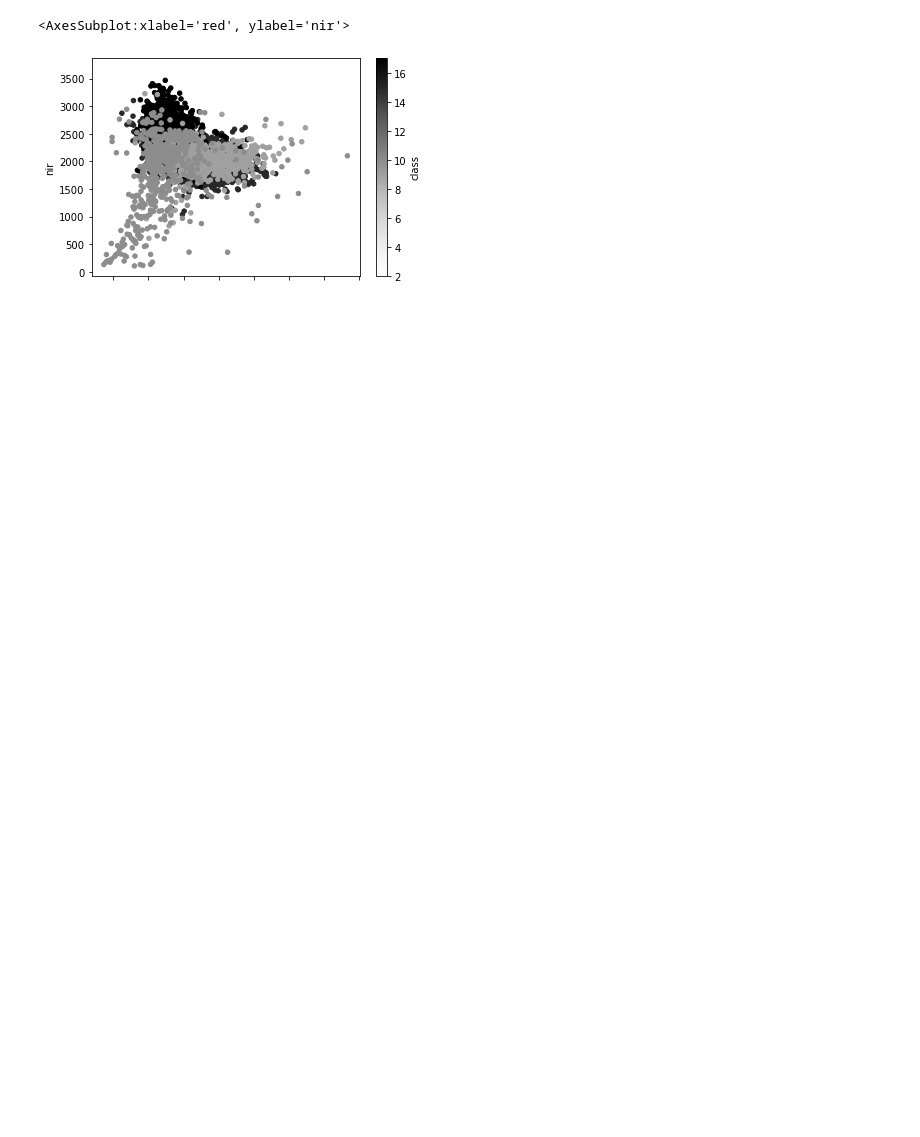
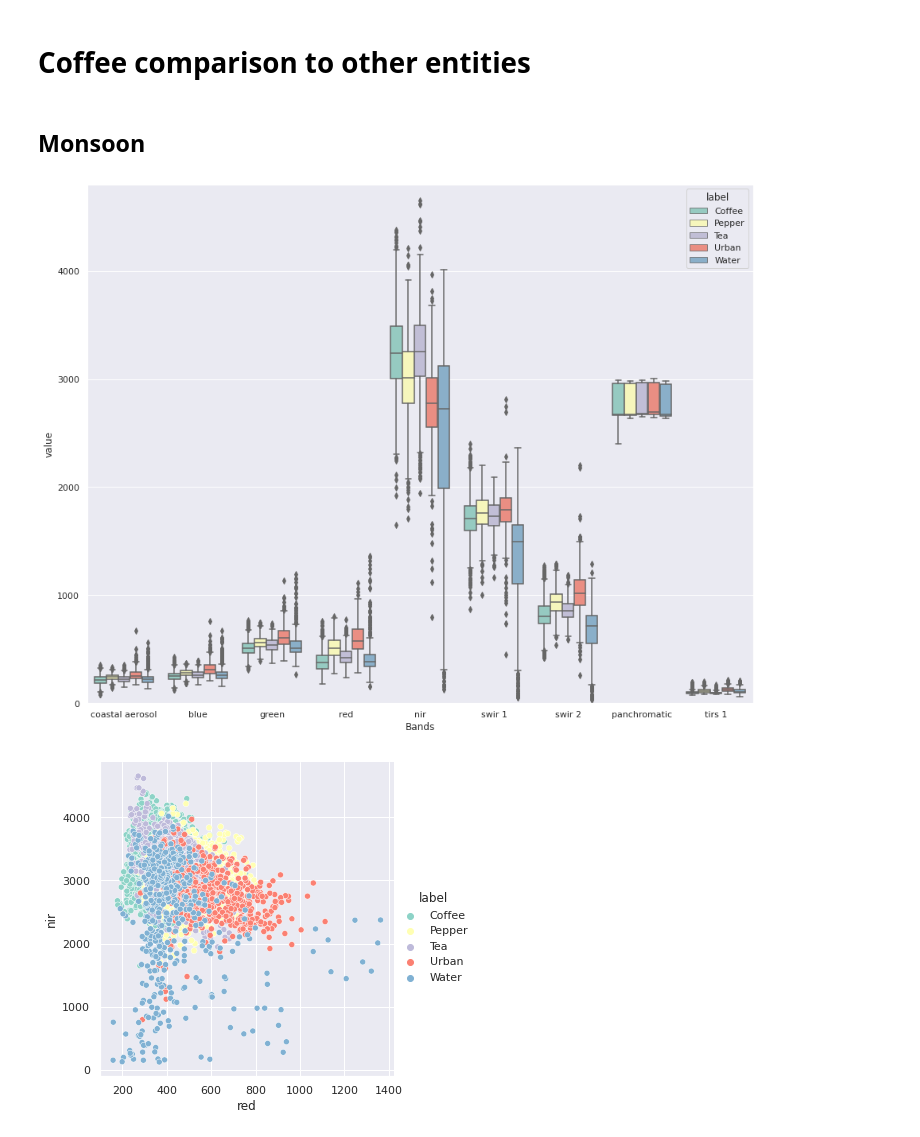
Before and after one commit to SimWalther/vietnam_coffee_detection, a Jupyter notebook: bandsVariability.ipynb, the cells around one changed output. Drawn from its saved outputs; the diff is of its cells as text; code cells hidden in the pictures; blank space fills up the shorter version.

Commit message:
Add some data visualization in notebook, improve download script to have multiple data range and improve merge script

```diff
--- a/bandsVariability.ipynb
+++ b/bandsVariability.ipynb
@@ -143,6 +135,0 @@ write_raster_around_tagged_points(ShapeClass.COFFEE.value)
-# %%
-coffee_values = tagged_points_bands_values(ShapeClass.COFFEE.value)
-pepper_values = tagged_points_bands_values(ShapeClass.PEPPER.value)
-tea_values = tagged_points_bands_values(ShapeClass.TEA.value)
-urban_values = tagged_points_bands_values(ShapeClass.URBAN.value)
-water_values = tagged_points_bands_values(ShapeClass.WATER.value)
@@ -175,5 +136,42 @@ for column in df.columns:
-# %%
-df.plot.scatter(x='red',y='nir', c='class')
-# %% [output]
-<AxesSubplot:xlabel='red', ylabel='nir'>
-[figure, removed]
+# %% [markdown]
+#  Coffee comparison to other entities
+# %%
+def coffee_comparison_to_other_entities(raster_path):
+    # Open raster
+    initial_raster = rasterio.open(raster_path)
+
+    # Get values for each label we are interested in
+    coffee_values = tagged_points_bands_values(ShapeClass.COFFEE.value, initial_raster)
+    pepper_values = tagged_points_bands_values(ShapeClass.PEPPER.value, initial_raster)
+    tea_values = tagged_points_bands_values(ShapeClass.TEA.value, initial_raster)
+    urban_values = tagged_points_bands_values(ShapeClass.URBAN.value, initial_raster)
+    water_values = tagged_points_bands_values(ShapeClass.WATER.value, initial_raster)
+
+    # Create dataframes from those values
+    columns = ['coastal aerosol', 'blue', 'green', 'red', 'nir', 'swir 1', 'swir 2', 'panchromatic', 'tirs 1']
+    coffee_df = pandas.DataFrame(coffee_values, columns=columns).assign(label="Coffee")
+    pepper_df = pandas.DataFrame(pepper_values, columns=columns).assign(label="Pepper")
+    tea_df = pandas.DataFrame(tea_values, columns=columns).assign(label="Tea")
+    urban_df = pandas.DataFrame(urban_values, columns=columns).assign(label="Urban")
+    water_df = pandas.DataFrame(water_values, columns=columns).assign(label="Water")
+
+    # Concatenate all those dataframe into one
+    concat_df = pandas.concat([coffee_df, pepper_df, tea_df, urban_df, water_df])
+
+    # Draw boxplot
+    df = pandas.melt(concat_df, id_vars=['label'], var_name=['Bands'])
+    boxplot = sns.boxplot(x="Bands", y="value", hue="label", data=df, palette="Set3")
+    boxplot.set_ylim([0, 4800])
+
+    # Draw Scatter plot
+    sns.relplot(x="red", y="nir", hue="label", data=concat_df, palette="Set3");
+# %%
+# Set seaborn figures sizes
+sns.set(rc={'figure.figsize':(15,12)})
+# %% [markdown]
+## Monsoon
+# %%
+coffee_comparison_to_other_entities('./Vietnam_2014-2016_monsoon_june_november/merged.tif')
+# %% [output]
+[figure, added]
+[figure, added]
```
Also changed, not shown: parts of 17 cells of this notebook, 2 other files.
